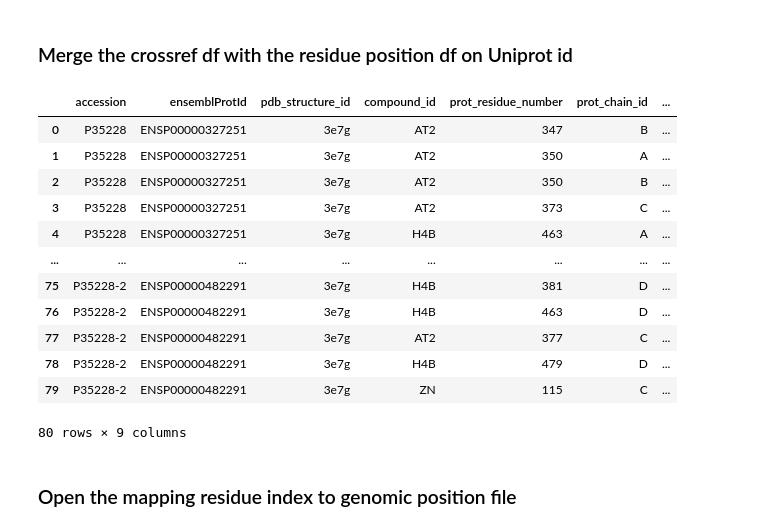
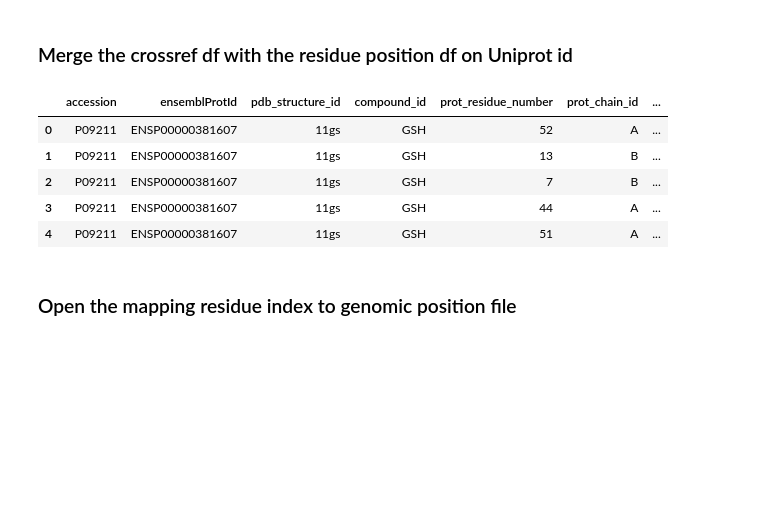
Before and after one commit to MarineGirardey/OpenTargetInternship, a Jupyter notebook: scripts/investigation_genomic_loc_3.ipynb, the cells around one changed output. Cells and saved outputs as stored; diff of their text form; code cells hidden in the pictures; blank space fills up the shorter version.

```diff
--- a/scripts/investigation_genomic_loc_3.ipynb
+++ b/scripts/investigation_genomic_loc_3.ipynb
@@ -64,9 +70,2 @@ df.head()
 # %% [markdown]
 ### Group by pdb structure and take only one group (one structure)
-# %%
-# Grouping data by pdb structure id:
-grouped = df.groupby('pdb_structure_id')
-
-# Selecting one of the groups:
-test_df = grouped.get_group('3e7g')
-test_df.head()
@@ -178,24 +222,17 @@ cross_ref_uniprot
 # %%
 residue_pos_df = (
     cross_ref_uniprot
     .merge(residue_pos_df, on='accession', how='inner')
     # .drop(["accession"])
 )
-residue_pos_df
+residue_pos_df.head()
 # %% [output]
 |  | accession | ensemblProtId | pdb_structure_id | compound_id | prot_residue_number | prot_chain_id | ... |
-| 0 | P35228 | ENSP00000327251 | 3e7g | AT2 | 347 | B | ... |
-| 1 | P35228 | ENSP00000327251 | 3e7g | AT2 | 350 | A | ... |
-| 2 | P35228 | ENSP00000327251 | 3e7g | AT2 | 350 | B | ... |
-| 3 | P35228 | ENSP00000327251 | 3e7g | AT2 | 373 | C | ... |
-| 4 | P35228 | ENSP00000327251 | 3e7g | H4B | 463 | A | ... |
-| ... | ... | ... | ... | ... | ... | ... | ... |
-| 75 | P35228-2 | ENSP00000482291 | 3e7g | H4B | 381 | D | ... |
-| 76 | P35228-2 | ENSP00000482291 | 3e7g | H4B | 463 | D | ... |
-| 77 | P35228-2 | ENSP00000482291 | 3e7g | AT2 | 377 | C | ... |
-| 78 | P35228-2 | ENSP00000482291 | 3e7g | H4B | 479 | D | ... |
-| 79 | P35228-2 | ENSP00000482291 | 3e7g | ZN | 115 | C | ... |
+| 0 | P09211 | ENSP00000381607 | 11gs | GSH | 52 | A | ... |
+| 1 | P09211 | ENSP00000381607 | 11gs | GSH | 13 | B | ... |
+| 2 | P09211 | ENSP00000381607 | 11gs | GSH | 7 | B | ... |
+| 3 | P09211 | ENSP00000381607 | 11gs | GSH | 44 | A | ... |
+| 4 | P09211 | ENSP00000381607 | 11gs | GSH | 51 | A | ... |
-80 rows × 9 columns
 # %% [markdown]
 ### Open the mapping residue index to genomic position file
 # %%
```
Also changed, not shown: parts of 13 cells of this notebook.
